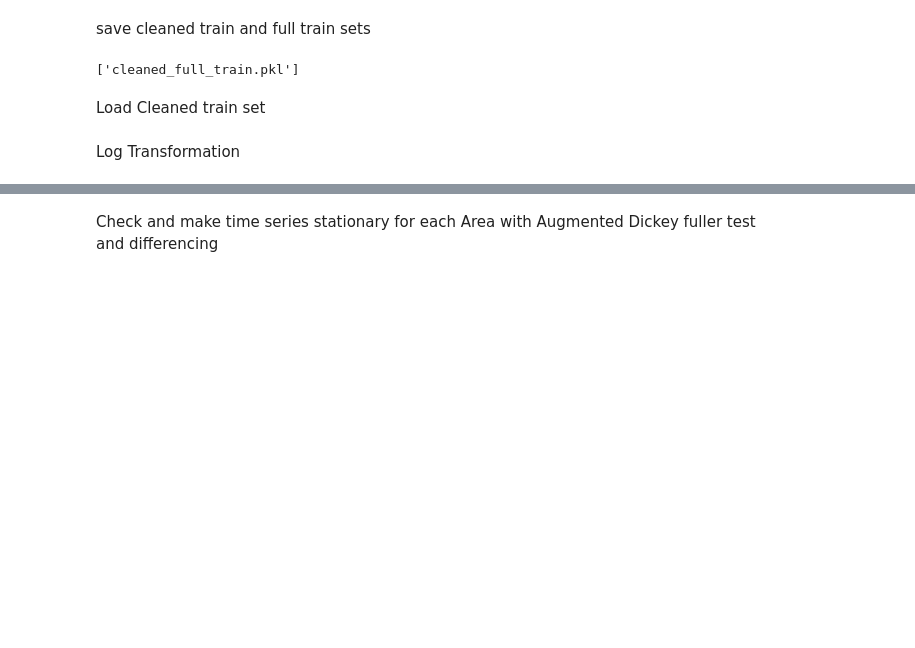
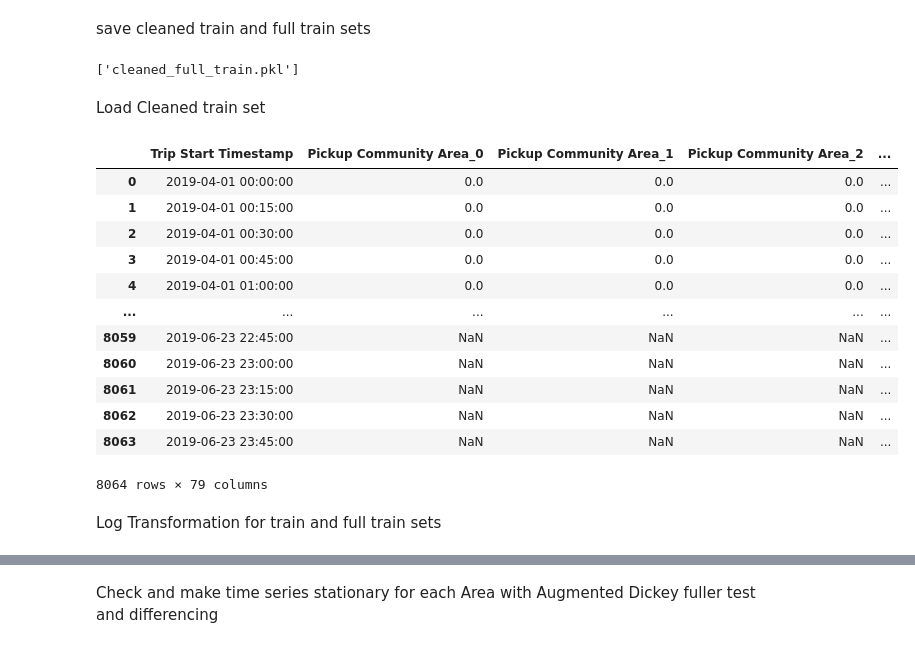
Before and after one commit to isel-har/uber_42, a Jupyter notebook: statistical_models_forecasting.ipynb, the cells around one changed output, grey strips where cells are left out. Saved outputs shown, nothing was run; the diff lists cells and outputs as text; code cells hidden in the pictures; blank space fills up the shorter version.

```diff
--- a/statistical_models_forecasting.ipynb
+++ b/statistical_models_forecasting.ipynb
@@ -144,8 +142,25 @@ Load Cleaned train set
 # %%
 import joblib
 
 cleaned_train = joblib.load("cleaned_train.pkl")
-# print(train["Pickup Community Area_25"].hasnans)
+cleaned_full_train = joblib.load("cleaned_full_train.pkl")
+
+
+cleaned_full_train
+# %% [output]
+|  | Trip Start Timestamp | Pickup Community Area_0 | Pickup Community Area_1 | Pickup Community Area_2 | ... |
+| 0 | 2019-04-01 00:00:00 | 0.0 | 0.0 | 0.0 | ... |
+| 1 | 2019-04-01 00:15:00 | 0.0 | 0.0 | 0.0 | ... |
+| 2 | 2019-04-01 00:30:00 | 0.0 | 0.0 | 0.0 | ... |
+| 3 | 2019-04-01 00:45:00 | 0.0 | 0.0 | 0.0 | ... |
+| 4 | 2019-04-01 01:00:00 | 0.0 | 0.0 | 0.0 | ... |
+| ... | ... | ... | ... | ... | ... |
+| 8059 | 2019-06-23 22:45:00 | NaN | NaN | NaN | ... |
+| 8060 | 2019-06-23 23:00:00 | NaN | NaN | NaN | ... |
+| 8061 | 2019-06-23 23:15:00 | NaN | NaN | NaN | ... |
+| 8062 | 2019-06-23 23:30:00 | NaN | NaN | NaN | ... |
+| 8063 | 2019-06-23 23:45:00 | NaN | NaN | NaN | ... |
+8064 rows × 79 columns
 # %% [markdown]
-Log Transformation
+Log Transformation for train and full train sets
 # %%
```
Also changed, not shown: parts of 18 cells of this notebook.
